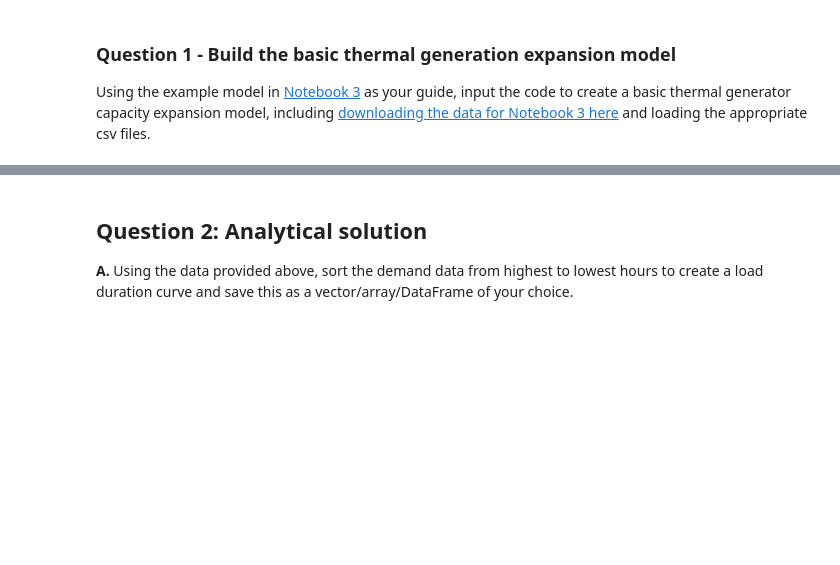
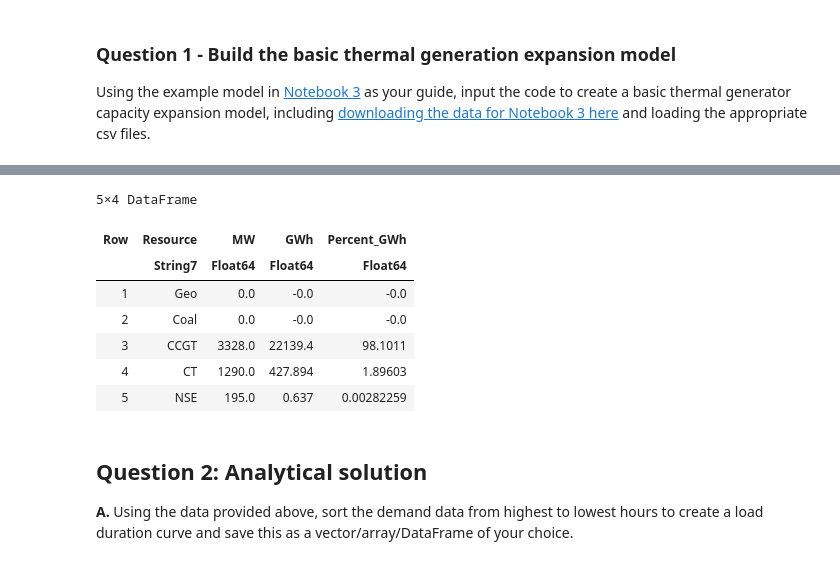
Before and after one commit to nxshi/power-systems-optimization, a Jupyter notebook: Homeworks/Homework-02.ipynb, the cells around one changed output, grey strips where cells are left out. Saved outputs shown, nothing was run; the diff lists cells and outputs as text; code cells hidden in the pictures; blank space fills up the shorter version.

```diff
--- a/Homeworks/Homework-02.ipynb
+++ b/Homeworks/Homework-02.ipynb
@@ -62,3 +67,28 @@ end);
+# %%
+# Format capacity and generation results in table
+generation = zeros(size(G_new_thermal,1))
+for i in 1:size(G_new_thermal,1)
+    generation[i] = sum(value.(GEN)[G_new_thermal[i],:].data)
+end
+MWh_share = generation./sum(demand.Demand).*100
+results = DataFrame(
+    Resource = G_new_thermal,
+    MW = value.(CAP).data,
+    GWh = generation/1000,
+    Percent_GWh = MWh_share
+)
+NSE_MW = maximum(value.(NSE).data)
+NSE_MWh = sum(value.(NSE).data)
+push!(results, ["NSE" NSE_MW NSE_MWh/1000 NSE_MWh/sum(demand.Demand)*100])
+# %% [output]
+5×4 DataFrame
+| Row | Resource | MW | GWh | Percent_GWh |
+|  | String7 | Float64 | Float64 | Float64 |
+| 1 | Geo | 0.0 | -0.0 | -0.0 |
+| 2 | Coal | 0.0 | -0.0 | -0.0 |
+| 3 | CCGT | 3328.0 | 22139.4 | 98.1011 |
+| 4 | CT | 1290.0 | 427.894 | 1.89603 |
+| 5 | NSE | 195.0 | 0.637 | 0.00282259 |
 # %% [markdown]
 ## Question 2: Analytical solution
 
```
Also changed, not shown: parts of 17 cells of this notebook, 9 other files.
